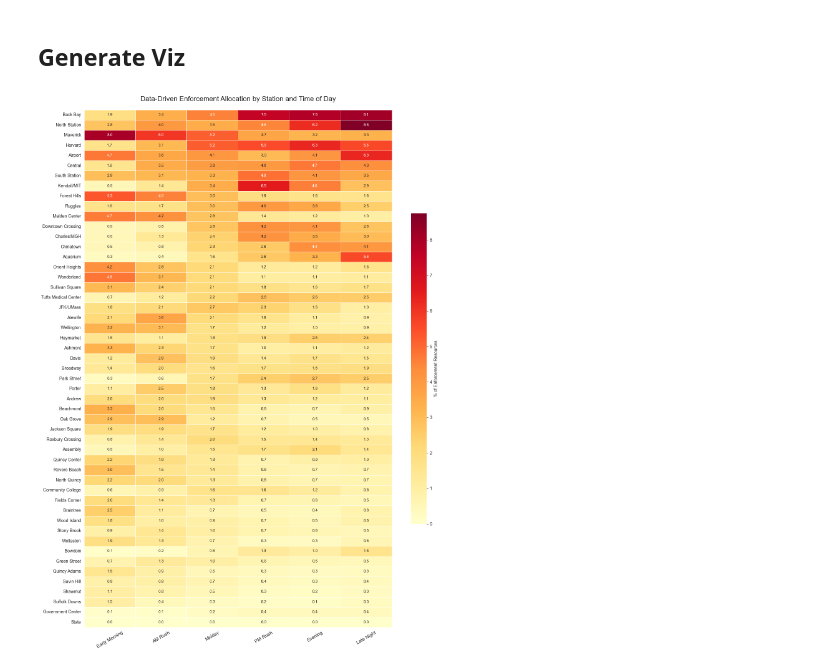
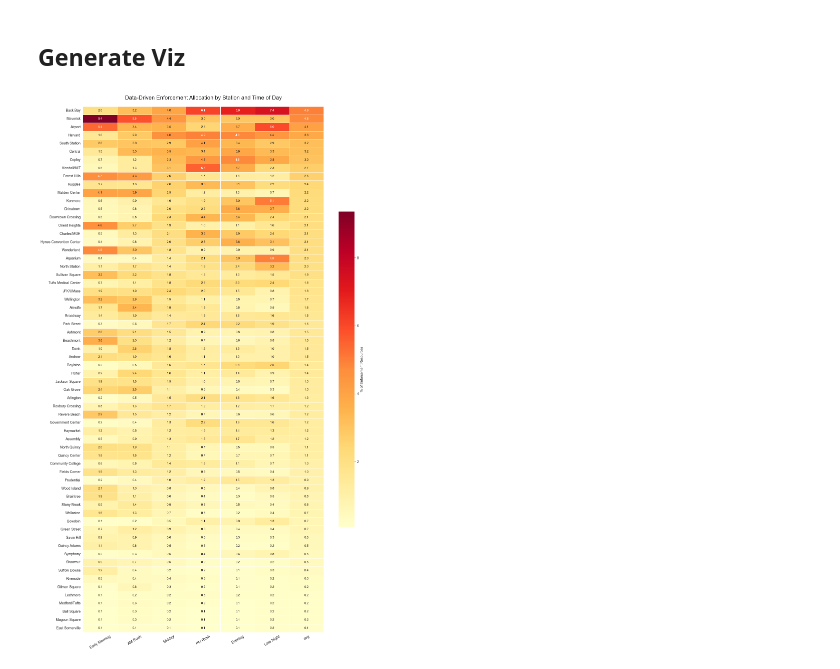
Before and after one commit to iasolb/MBTA-Fare-Analysis, a Jupyter notebook: allocation_visualizations.ipynb, the cells around one changed output. Drawn from its saved outputs; the diff is of its cells as text; code cells hidden in the pictures.

```diff
--- a/allocation_visualizations.ipynb
+++ b/allocation_visualizations.ipynb
@@ -17,13 +3,41 @@ delta_table = pd.read_csv(fp_delta)
 # %% [markdown]
 ## Generate Viz
 # %%
+import pandas as pd
+import matplotlib.pyplot as plt
+import seaborn as sns
+import plotly.express as px
+import plotly.graph_objects as go
+
+naive_pct = pd.read_csv("data/output_data/naive_allocation.csv", index_col=0) * 100
+informed_pct = pd.read_csv("data/output_data/informed_allocation.csv", index_col=0) * 100
+delta_pct = pd.read_csv("data/output_data/allocation_delta.csv", index_col=0) * 100
+
+naive_pct["avg"] = naive_pct.mean(axis=1)
+informed_pct["avg"] = informed_pct.mean(axis=1)
+delta_pct["avg"] = delta_pct.mean(axis=1)
+
+# Filter near-zero
+delta_pct = delta_pct[delta_pct["avg"].abs() > 0.05]
+informed_pct = informed_pct[informed_pct["avg"] > 0.05]
+naive_pct = naive_pct[naive_pct["avg"] > 0.05]
+
 sns.set_style("whitegrid")
-time_order = ["Early Morning", "AM Rush", "Midday", "PM Rush", "Evening", "Late Night"]
+time_order = ["Early Morning", "AM Rush", "Midday", "PM Rush", "Evening", "Late Night", "avg"]
+
+delta_pct["avg"] = delta_pct.mean(axis=1)
+informed_pct["avg"] = informed_pct.mean(axis=1)
+naive_pct["avg"] = naive_pct.mean(axis=1)
+
+# Filter out zero-allocation stations
+informed_pct = informed_pct[informed_pct["avg"] > 0]
+naive_pct = naive_pct[naive_pct["avg"] > 0]
+delta_pct = delta_pct[delta_pct["avg"].abs() > 0.01]  # drop near-zero deltas
 
 # --- 1. Heatmap: Informed Allocation ---
-fig, ax = plt.subplots(figsize=(14, 18))
+fig, ax = plt.subplots(figsize=(14, max(8, len(informed_pct) * 0.35)))
 sns.heatmap(
-    informed_table.set_index("source_station")[time_order],
+    informed_pct[time_order],
     cmap="YlOrRd",
     annot=True, fmt=".1f", annot_kws={"size": 9},
     linewidths=0.5,
@@ -39,10 +53,29 @@ plt.tight_layout()
 plt.savefig("assets/heatmap_informed.png", dpi=300, bbox_inches="tight")
 plt.show()
 
-# --- 2. Heatmap: Delta (Informed - Naive) ---
-fig, ax = plt.subplots(figsize=(14, 18))
+# --- 2. Heatmap: Naive Allocation ---
+fig, ax = plt.subplots(figsize=(14, max(8, len(naive_pct) * 0.35)))
 sns.heatmap(
-    delta_table.set_index("source_station")[time_order],
+    naive_pct[time_order],
+    cmap="YlOrRd",
+    annot=True, fmt=".1f", annot_kws={"size": 9},
+    linewidths=0.5,
+    cbar_kws={"label": "% of Enforcement Resources", "shrink": 0.6},
+    ax=ax
+)
+ax.set_title("Demand-Only Enforcement Allocation by Station and Time of Day", fontsize=16, pad=20)
+ax.set_xlabel("")
+ax.set_ylabel("")
+ax.tick_params(axis="y", labelsize=10)
+ax.tick_params(axis="x", labelsize=11, rotation=30)
+plt.tight_layout()
+plt.savefig("assets/heatmap_naive.png", dpi=300, bbox_inches="tight")
+plt.show()
+
+# --- 2. Heatmap: Delta ---
+fig, ax = plt.subplots(figsize=(14, max(8, len(delta_pct) * 0.35)))
+sns.heatmap(
+    delta_pct[time_order],
     cmap="RdBu_r", center=0,
     annot=True, fmt=".2f", annot_kws={"size": 9},
     linewidths=0.5,
@@ -52,41 +85,43 @@ sns.heatmap(
 ax.set_title("Reallocation Effect: Evasion-Risk Adjusted vs. Demand-Only", fontsize=16, pad=20)
 ax.set_xlabel("")
 ax.set_ylabel("")
 ax.tick_params(axis="y", labelsize=10)
 ax.tick_params(axis="x", labelsize=11, rotation=30)
 plt.tight_layout()
 plt.savefig("assets/heatmap_delta.png", dpi=300, bbox_inches="tight")
 plt.show()
 
-# --- 3. Top 10 Stations: Naive vs Informed (grouped bar) ---
-top10 = informed_table.set_index("source_station")["daily_avg"].head(10)
-top10_naive = naive_table.set_index("source_station").loc[top10.index, "daily_avg"]
+# --- 3. Top 10 Stations: Naive vs Informed ---
+top10_informed = informed_pct.nlargest(10, "avg")
+top10_naive = naive_pct.loc[top10_informed.index, "avg"]
 
 fig, ax = plt.subplots(figsize=(12, 6))
-x = range(len(top10))
+x = range(len(top10_informed))
 width = 0.35
 ax.bar([i - width/2 for i in x], top10_naive, width, label="Naive (Demand Only)", color="#4C72B0")
-ax.bar([i + width/2 for i in x], top10, width, label="Informed (Demand × Evasion Risk)", color="#DD8452")
+ax.bar([i + width/2 for i in x], top10_informed["avg"], width, label="Informed (Demand × Evasion Risk)", color="#DD8452")
 ax.set_xticks(x)
-ax.set_xticklabels(top10.index, rotation=40, ha="right", fontsize=11)
+ax.set_xticklabels(top10_informed.index, rotation=40, ha="right", fontsize=11)
 ax.set_ylabel("Average Daily Allocation (%)", fontsize=12)
 ax.set_title("Top 10 Stations: Naive vs. Data-Driven Enforcement Allocation", fontsize=14)
 ax.legend(fontsize=11)
 plt.tight_layout()
 plt.savefig("assets/bar_top10_comparison.png", dpi=300, bbox_inches="tight")
 plt.show()
 
 # --- 4. Delta distribution ---
-fig, ax = plt.subplots(figsize=(10, 14))
-delta_vals = delta_table.set_index("source_station")["avg_delta"].sort_values()
-colors = ["#DD8452" if v > 0 else "#4C72B0" for v in delta_vals]
-ax.barh(delta_vals.index, delta_vals, color=colors, height=0.7)
+delta_sorted = delta_pct["avg"].sort_values()
+delta_sorted = delta_sorted[delta_sorted.abs() > 0.01]  # drop near-zero
+
+fig, ax = plt.subplots(figsize=(10, max(8, len(delta_sorted) * 0.3)))
+colors = ["#DD8452" if v > 0 else "#4C72B0" for v in delta_sorted]
+ax.barh(delta_sorted.index, delta_sorted, color=colors, height=0.7)
 ax.axvline(0, color="black", linewidth=0.8)
 ax.set_xlabel("Δ Avg Daily Allocation (pp)", fontsize=12)
 ax.set_title("Reallocation Effect by Station\n(Positive = Underserved by Naive Approach)", fontsize=14)
 ax.tick_params(axis="y", labelsize=10)
 plt.tight_layout()
 plt.savefig("assets/bar_delta_all.png", dpi=300, bbox_inches="tight")
 plt.show()
 # %% [output]
-[figure, old version]
+[figure, new version]
```
Also changed, not shown: parts of 2 cells of this notebook, 13 other files.
